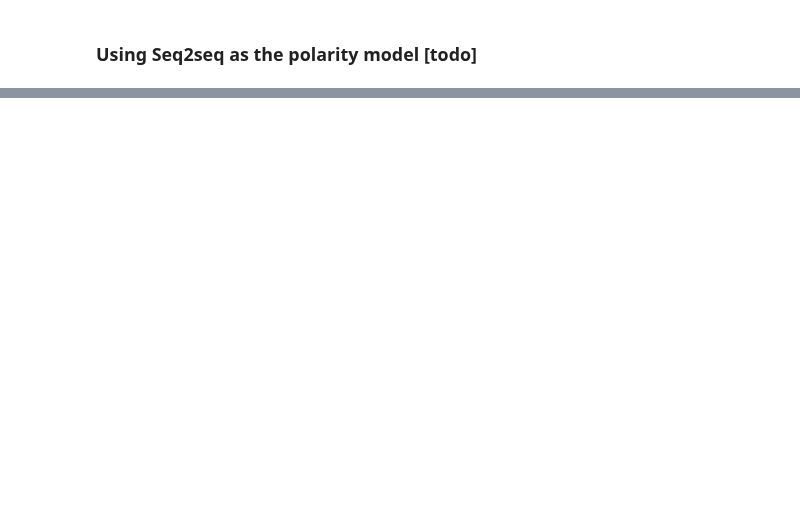
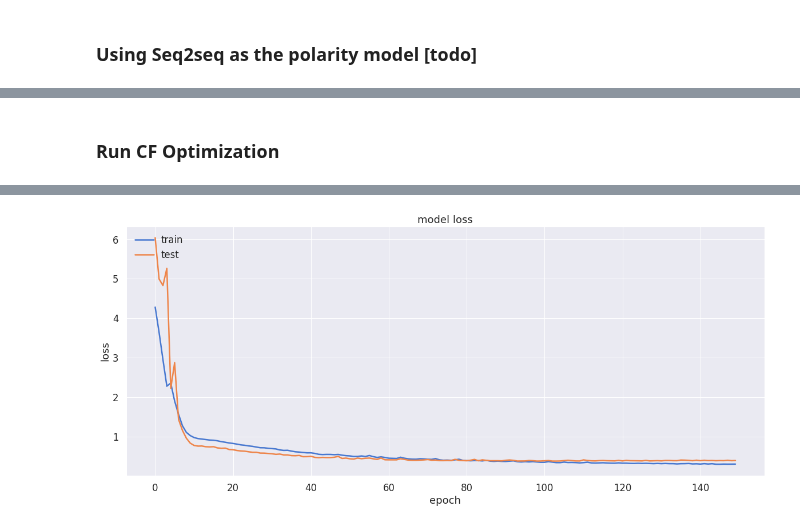
Before and after one commit to pleiadian53/cf_ensemble, a Jupyter notebook: Demo-CF-Stacking-part5.ipynb, the cells around one changed output, grey strips where cells are left out. Saved outputs shown, nothing was run; the diff lists cells and outputs as text; code cells hidden in the pictures; blank space fills up the shorter version.

```diff
--- a/Demo-CF-Stacking-part5.ipynb
+++ b/Demo-CF-Stacking-part5.ipynb
@@ -329,0 +317,8 @@ print(f"> shape(Xs): {Xs.shape}, shape(Ys): {Ys.shape}")
+# %%
+Y_test_est = model_seq.predict(Y_test)
+Y_train_est = model_seq.predict(Y_train) # Although we already know the reliability matrix for the training set, ...
+# ... we will need this "continuous representation" (instead of a 0-1 encoded matrix) to infer reliability thresholds
+print(f"> shape(Y_pred): {Y_test_est.shape}") # (1250, 5, 1): n_samples x n_users x n_features
+
+i = np.random.choice(range(T.shape[1]), 1)[0]
+print(f"> T[:, {i}]:\n{T[:, i].reshape(-1, 1)}\n=> Y_pred[{i}]:\n{Y_test_est[i]}\n")
@@ -329,0 +364,6 @@ print(f"> shape(Xs): {Xs.shape}, shape(Ys): {Ys.shape}")
+# %%
+# CF parameters
+alpha = 100.0
+
+n_users = R.shape[0]
+n_test, n_seq_len, n_features = Y_test_est.shape
@@ -329,0 +479,51 @@ print(f"> shape(Xs): {Xs.shape}, shape(Ys): {Ys.shape}")
+# %% [markdown]
+### Run CF Optimization
+# %%
+import cf_models as cm
+
+n_users, n_items = X.shape
+
+fold_number = 0
+test_size = 0.1
+
+policy_threshold = 'fmax'
+# conf_measure = 'brier'
+n_factors = 100
+# alpha = 100
+
+lr = 0.001
+batch_size = 64
+epochs = 150    # NOTE that this is typically is not equal to the epochs required for the polarity model
+
+loss_fn = tf.keras.losses.MeanSquaredError()  # Options: cm.confidence_weighted_loss, cm.c_squared_loss, tf.keras.losses.BinaryCrossentropy(), tf.keras.losses.MeanSquaredError(), ...
+cf_model = cm.get_cfnet_compiled(n_users, n_items, n_factors, loss=loss_fn, lr=lr)
+# cf_model = cm.get_cfnet_approximating_labels(n_users, n_items, n_factors)
+
+# Configure `target_type` (Options: 'generic', 'rating', 'label')
+# 1. Choose 'label' if the BCE loss is used (because the CF model in this case attempts to approximates the label encoded in 0 and 1)
+# 2. Choose 'rating' if MSE is used (because the CF model in this case approximates the rating, which is a regression problem)
+# 3. Choose 'generic' for customized loss function with potentially more complex labeling information where "y_true" is a matrix
+#
+# Note that you are unlikely need to configure `target_type` because cf_models module has a method that will determine this for you automatically
+# target_type = 'label'
+
+cf_model = cm.training_with_reliability(
+                                 input_model=(cf_model, loss_fn),  # [todo] incorperate polarity model
+                                 input_data={'X': np.hstack([R, T]),
+                                             'P': Pf_seq2seq,
+                                             'C': C,
+                                             'U': U,
+                                             'L_train': L_train},
+
+                                # SGD optimization parameters
+                                test_size = test_size,
+                                epochs = epochs,
+                                batch_size=batch_size,
+
+                                # CF hyperparameters
+                                # n_factors=n_factors, # this is factored into model definition
+                                policy_threshold=policy_threshold,
+                                # target_type=target_type,
+
+                                fold_number=fold_number)
+# %% [output]
@@ -329,0 +547 @@ print(f"> shape(Xs): {Xs.shape}, shape(Ys): {Ys.shape}")
+[figure, added]
```
Also changed, not shown: parts of 14 cells of this notebook, 7 other files.
